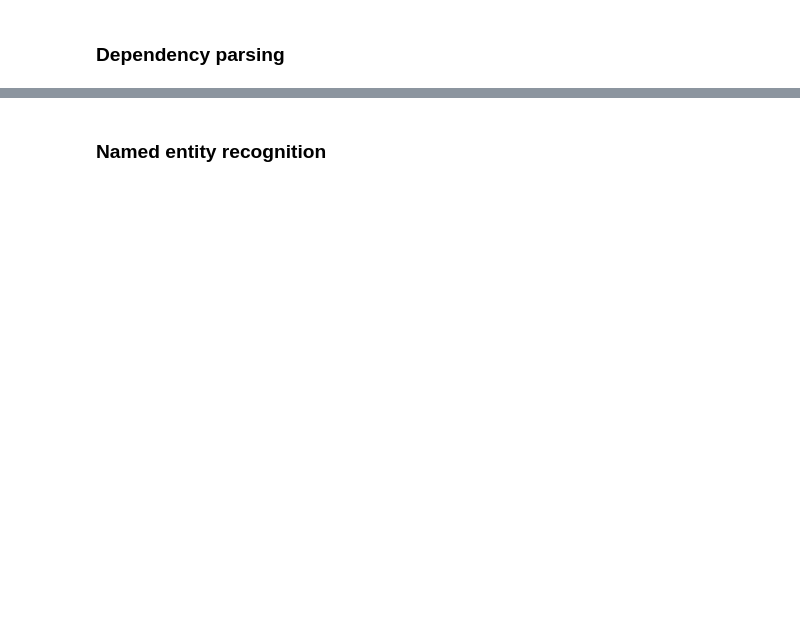
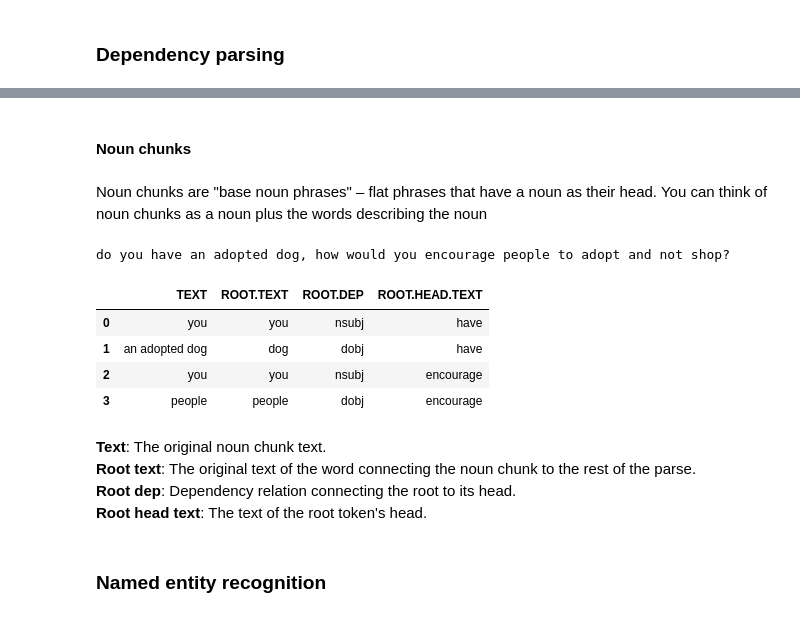
Before and after one commit to Tetrix/Aalto-assignments, a Jupyter notebook: kaggle_course/presentation/Spacy.ipynb, the cells around one changed output, grey strips where cells are left out. Drawn from its saved outputs; the diff is of its cells as text; code cells hidden in the pictures; blank space fills up the shorter version.

```diff
--- a/kaggle_course/presentation/Spacy.ipynb
+++ b/kaggle_course/presentation/Spacy.ipynb
@@ -182,5 +264,9 @@ avg_score
 0.4839921463708913
 # %% [markdown]
 ## Additional stuff
+# %%
+text = train_text[:100]
+
+tokenized_text = [spacy_model(word) for word in text]
 # %% [markdown]
 ### Speech tagging
@@ -189,2 +304,48 @@ avg_score
+# %% [markdown]
+#### Noun chunks
+# %% [markdown]
+Noun chunks are "base noun phrases" – flat phrases that have a noun as their head. You can think of noun chunks as a noun plus the words describing the noun
+# %%
+# Get noun chunks
+
+sample_sent = tokenized_text[1]
+
+text = []
+root = []
+root_dep = []
+root_head = []
+
+for chunk in sample_sent.noun_chunks:
+    text.append(chunk.text)
+    root.append(chunk.root.text)
+    root_dep.append(chunk.root.dep_)
+    root_head.append(chunk.root.head.text)
+
+df = pd.DataFrame({
+        'TEXT': text,
+        'ROOT.TEXT': root,
+        'ROOT.DEP': root_dep,
+        'ROOT.HEAD.TEXT': root_head
+    })
+
+df = df[['TEXT', 'ROOT.TEXT', 'ROOT.DEP', 'ROOT.HEAD.TEXT']]
+# %%
+print(sample_sent)
+df
+# %% [output]
+do you have an adopted dog, how would you encourage people to adopt and not shop?
+|  | TEXT | ROOT.TEXT | ROOT.DEP | ROOT.HEAD.TEXT |
+| 0 | you | you | nsubj | have |
+| 1 | an adopted dog | dog | dobj | have |
+| 2 | you | you | nsubj | encourage |
+| 3 | people | people | dobj | encourage |
+# %% [markdown]
+<b>Text</b>: The original noun chunk text.
+<br>
+<b>Root text</b>: The original text of the word connecting the noun chunk to the rest of the parse.
+<br>
+<b>Root dep</b>: Dependency relation connecting the root to its head.
+<br>
+<b>Root head text</b>: The text of the root token's head.
 # %% [markdown]
 ### Named entity recognition
```
Also changed, not shown: parts of 18 cells of this notebook.
